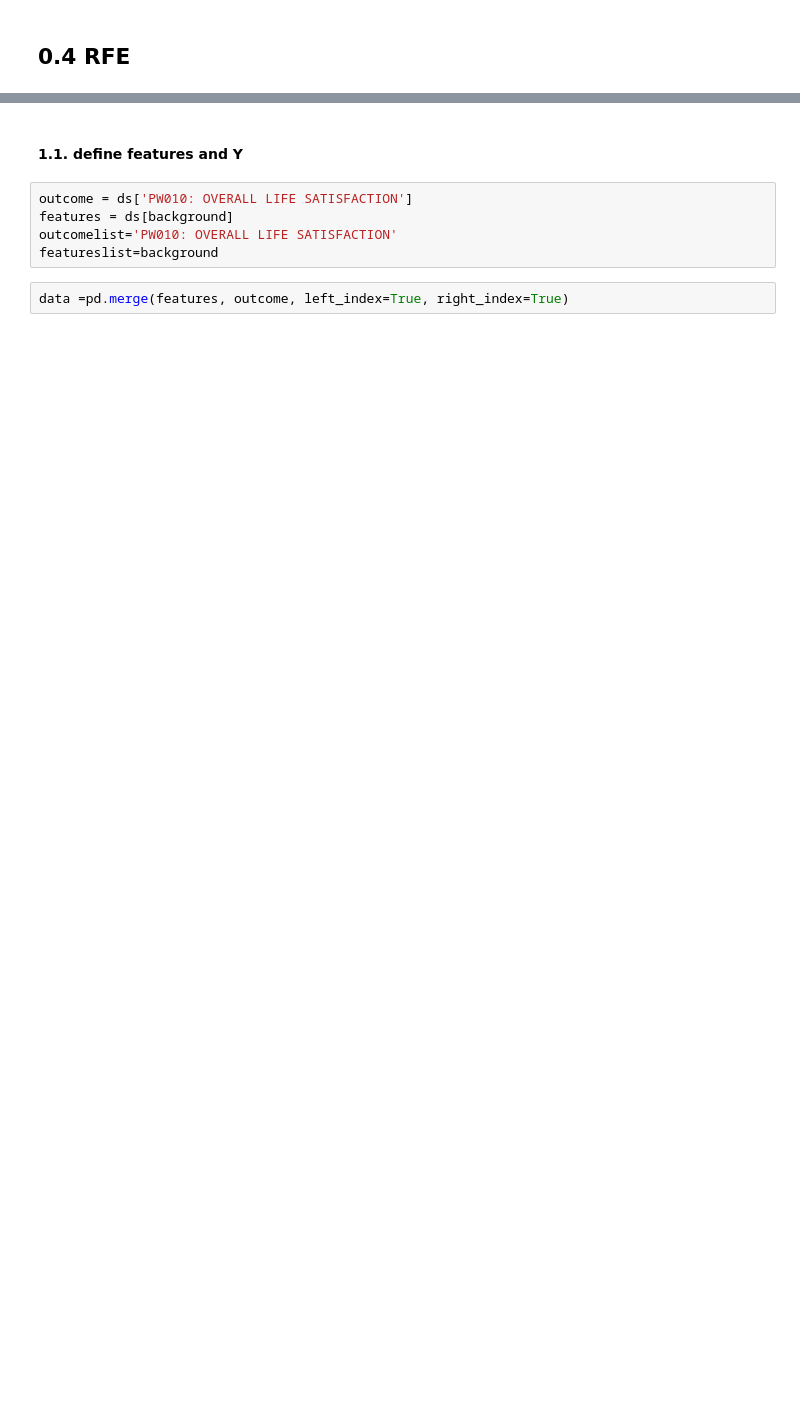
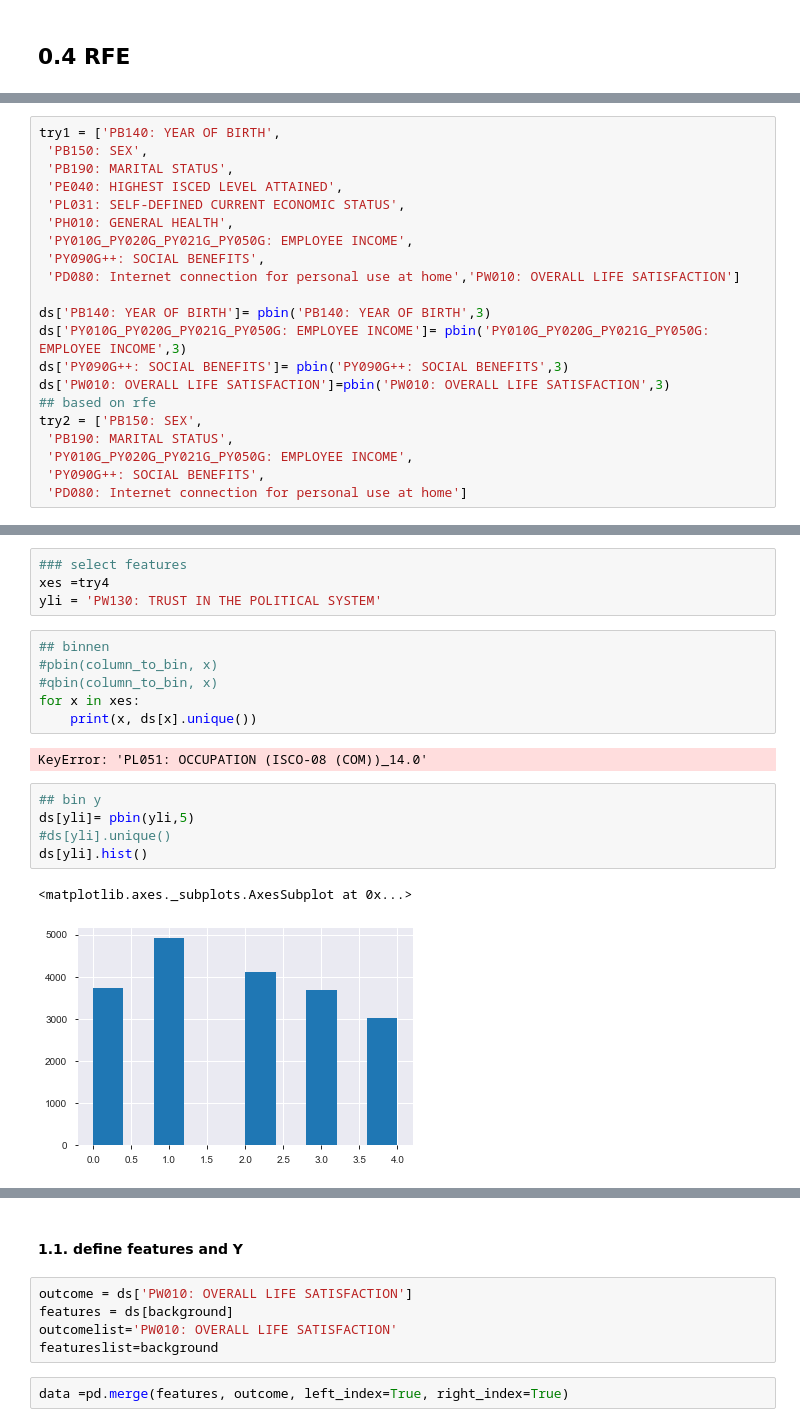
Before and after one commit to ta-data-lis/final-project, a Jupyter notebook: your-project/3_Machine Learning.ipynb, the cells around one changed output, grey strips where cells are left out. Cells and saved outputs as stored; diff of their text form; blank space fills up the shorter version.

```diff
--- a/your-project/3_Machine Learning.ipynb
+++ b/your-project/3_Machine Learning.ipynb
@@ -388,0 +409,21 @@ def generateRFE (X_train, y_train):
+# %%
+try1 = ['PB140: YEAR OF BIRTH',
+ 'PB150: SEX',
+ 'PB190: MARITAL STATUS',
+ 'PE040: HIGHEST ISCED LEVEL ATTAINED',
+ 'PL031: SELF-DEFINED CURRENT ECONOMIC STATUS',
+ 'PH010: GENERAL HEALTH',
+ 'PY010G_PY020G_PY021G_PY050G: EMPLOYEE INCOME',
+ 'PY090G++: SOCIAL BENEFITS',
+ 'PD080: Internet connection for personal use at home','PW010: OVERALL LIFE SATISFACTION']
+
+ds['PB140: YEAR OF BIRTH']= pbin('PB140: YEAR OF BIRTH',3)
+ds['PY010G_PY020G_PY021G_PY050G: EMPLOYEE INCOME']= pbin('PY010G_PY020G_PY021G_PY050G: EMPLOYEE INCOME',3)
+ds['PY090G++: SOCIAL BENEFITS']= pbin('PY090G++: SOCIAL BENEFITS',3)
+ds['PW010: OVERALL LIFE SATISFACTION']=pbin('PW010: OVERALL LIFE SATISFACTION',3)
+## based on rfe
+try2 = ['PB150: SEX',
+ 'PB190: MARITAL STATUS',
+ 'PY010G_PY020G_PY021G_PY050G: EMPLOYEE INCOME',
+ 'PY090G++: SOCIAL BENEFITS',
+ 'PD080: Internet connection for personal use at home']
@@ -388,0 +438,20 @@ def generateRFE (X_train, y_train):
+# %%
+### select features
+xes =try4
+yli = 'PW130: TRUST IN THE POLITICAL SYSTEM'
+# %%
+## binnen
+#pbin(column_to_bin, x)
+#qbin(column_to_bin, x)
+for x in xes:
+    print(x, ds[x].unique())
+# %% [output]
+KeyError: 'PL051: OCCUPATION (ISCO-08 (COM))_14.0'
+# %%
+## bin y
+ds[yli]= pbin(yli,5)
+#ds[yli].unique()
+ds[yli].hist()
+# %% [output]
+<matplotlib.axes._subplots.AxesSubplot at 0x...>
+[figure, added]
```
Also changed, not shown: parts of 43 cells of this notebook.
